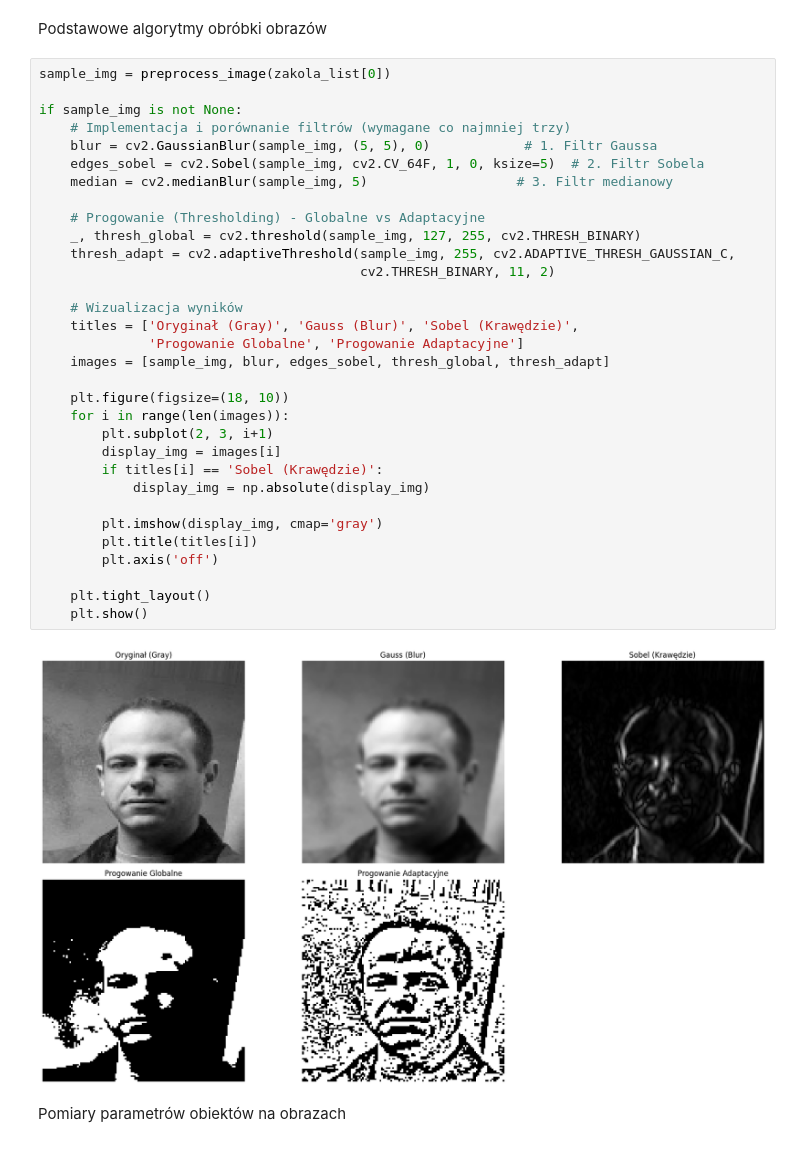
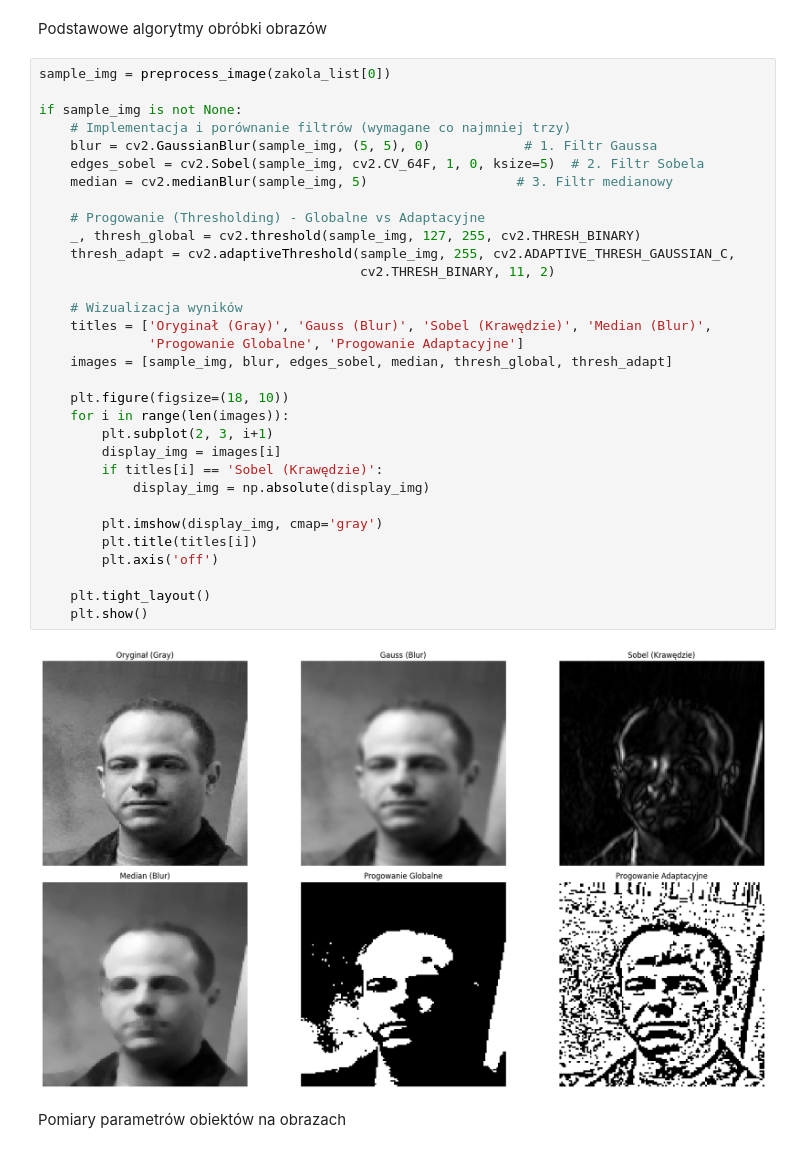
Before and after one commit to carolynee01/receding-hairline, a Jupyter notebook: receding_hairline.ipynb, the cells around one changed output. Cells and saved outputs as stored; diff of their text form.

```diff
--- a/receding_hairline.ipynb
+++ b/receding_hairline.ipynb
@@ -161,36 +156,36 @@ Podstawowe algorytmy obróbki obrazów
 sample_img = preprocess_image(zakola_list[0])
 
 if sample_img is not None:
     # Implementacja i porównanie filtrów (wymagane co najmniej trzy)
     blur = cv2.GaussianBlur(sample_img, (5, 5), 0)            # 1. Filtr Gaussa
     edges_sobel = cv2.Sobel(sample_img, cv2.CV_64F, 1, 0, ksize=5)  # 2. Filtr Sobela
     median = cv2.medianBlur(sample_img, 5)                   # 3. Filtr medianowy
 
     # Progowanie (Thresholding) - Globalne vs Adaptacyjne
     _, thresh_global = cv2.threshold(sample_img, 127, 255, cv2.THRESH_BINARY)
     thresh_adapt = cv2.adaptiveThreshold(sample_img, 255, cv2.ADAPTIVE_THRESH_GAUSSIAN_C,
                                          cv2.THRESH_BINARY, 11, 2)
 
     # Wizualizacja wyników
-    titles = ['Oryginał (Gray)', 'Gauss (Blur)', 'Sobel (Krawędzie)',
+    titles = ['Oryginał (Gray)', 'Gauss (Blur)', 'Sobel (Krawędzie)', 'Median (Blur)',
               'Progowanie Globalne', 'Progowanie Adaptacyjne']
-    images = [sample_img, blur, edges_sobel, thresh_global, thresh_adapt]
+    images = [sample_img, blur, edges_sobel, median, thresh_global, thresh_adapt]
 
     plt.figure(figsize=(18, 10))
     for i in range(len(images)):
         plt.subplot(2, 3, i+1)
         display_img = images[i]
         if titles[i] == 'Sobel (Krawędzie)':
             display_img = np.absolute(display_img)
 
         plt.imshow(display_img, cmap='gray')
         plt.title(titles[i])
         plt.axis('off')
 
     plt.tight_layout()
     plt.show()
 # %% [output]
-[figure, old version]
+[figure, new version]
 # %% [markdown]
  Pomiary parametrów obiektów na obrazach
 # %%
```
Also changed, not shown: parts of 5 cells of this notebook.
